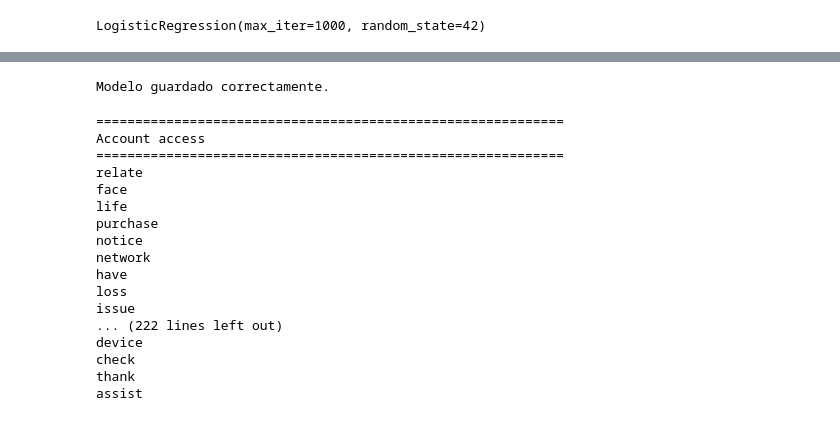
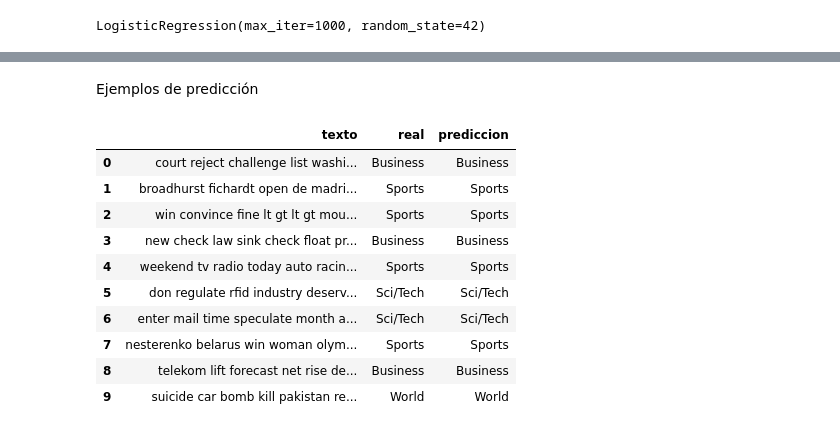
Before and after one commit to E-SalazarDev/ag-news-text-classifier, a Jupyter notebook: notebooks/02_modelado_y_evaluacion.ipynb, the cells around one changed output, grey strips where cells are left out. Cells and saved outputs as stored; diff of their text form; code cells hidden in the pictures.

```diff
--- a/notebooks/02_modelado_y_evaluacion.ipynb
+++ b/notebooks/02_modelado_y_evaluacion.ipynb
@@ -250,49 +273,22 @@ Guardado del modelo entrenado
-# %%
-pipeline_artifacts = {
-    "tfidf": tfidf,
-    "model": model
-}
-
-joblib.dump(
-    pipeline_artifacts,
-    "../models/tfidf_logistic_regression_model.pkl"
-)
-
-print("Modelo guardado correctamente.")
-# %% [output]
-Modelo guardado correctamente.
-# %%
-feature_names = tfidf.get_feature_names_out()
-
-for idx, class_name in enumerate(model.classes_):
-
-    top_features = sorted(
-        zip(model.coef_[idx], feature_names),
-        reverse=True
-    )[:10]
-
-    print("\n")
-    print("=" * 60)
-    print(class_name)
-    print("=" * 60)
-
-    for score, word in top_features:
-        print(word)
-# %% [output]
-============================================================
-Account access
-============================================================
-relate
-face
-life
-purchase
-notice
-network
-have
-loss
-issue
-... (222 lines left out)
-device
-check
-thank
-assist
+# %% [markdown]
+Ejemplos de predicción
+# %%
+examples = pd.DataFrame({
+    "texto": X_test.iloc[:10].values,
+    "real": y_test.iloc[:10].values,
+    "prediccion": y_pred[:10]
+})
+
+examples
+# %% [output]
+|  | texto | real | prediccion |
+| 0 | court reject challenge list washi... | Business | Business |
+| 1 | broadhurst fichardt open de madri... | Sports | Sports |
+| 2 | win convince fine lt gt lt gt mou... | Sports | Sports |
+| 3 | new check law sink check float pr... | Business | Business |
+| 4 | weekend tv radio today auto racin... | Sports | Sports |
+| 5 | don regulate rfid industry deserv... | Sci/Tech | Sci/Tech |
+| 6 | enter mail time speculate month a... | Sci/Tech | Sci/Tech |
+| 7 | nesterenko belarus win woman olym... | Sports | Sports |
+| 8 | telekom lift forecast net rise de... | Business | Business |
+| 9 | suicide car bomb kill pakistan re... | World | World |
```
Also changed, not shown: parts of 27 cells of this notebook, 12 other files.
